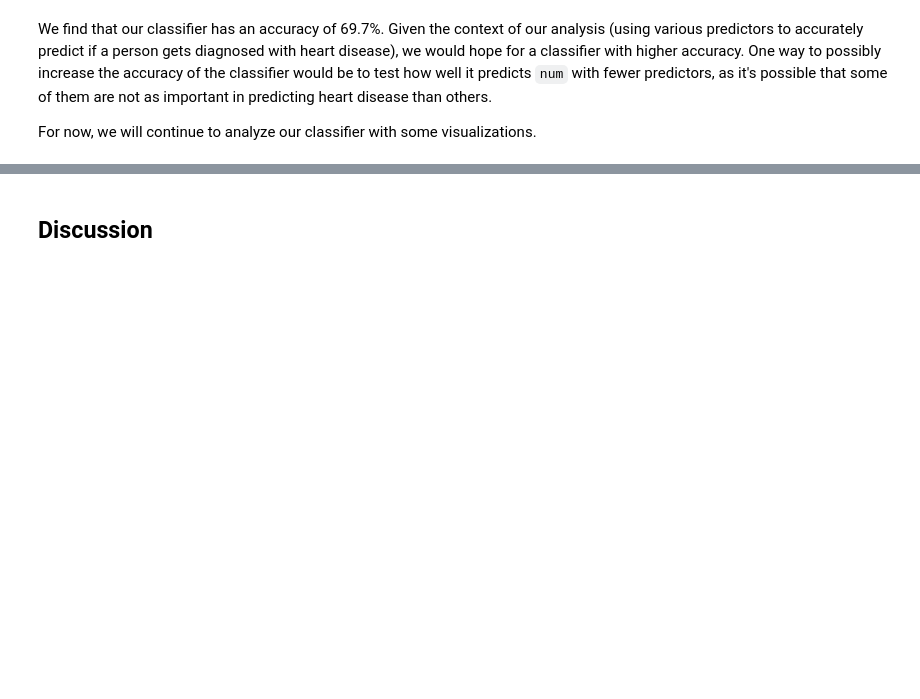
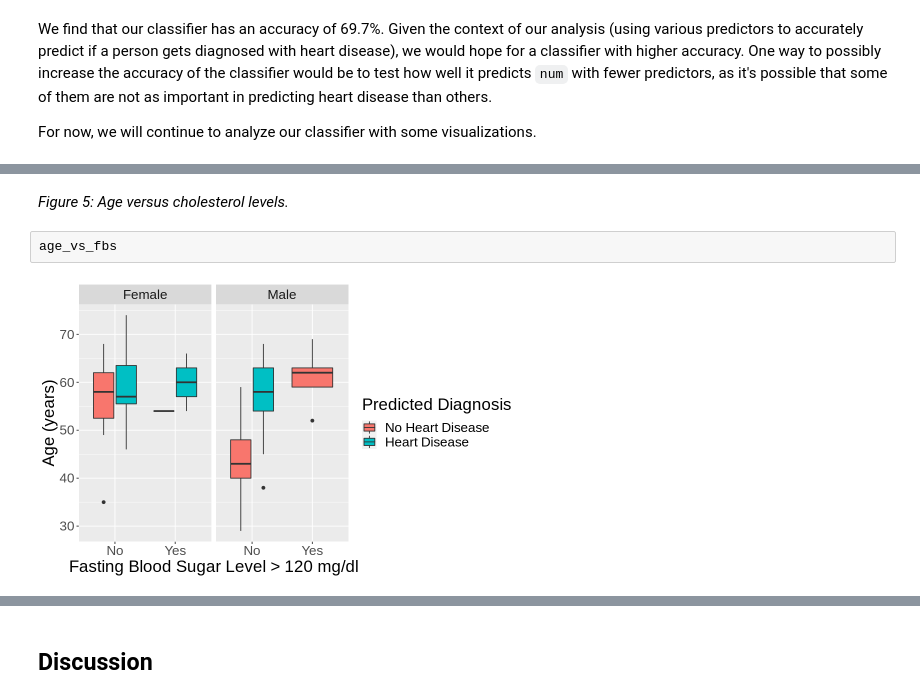
Before and after one commit to Stephanie-Ta/dsci-100-group-project, a Jupyter notebook: Final Report.ipynb, the cells around one changed output, grey strips where cells are left out. Cells and saved outputs as stored; diff of their text form; blank space fills up the shorter version.

```diff
--- a/Final Report.ipynb
+++ b/Final Report.ipynb
@@ -321,0 +356,6 @@ plot_grid(age_vs_trestbps_sex, age_vs_chol_sex, age_vs_fbs, age_vs_exang)
+# %% [markdown]
+*Figure 5: Age versus cholesterol levels.*
+# %%
+age_vs_fbs
+# %% [output]
+[figure, added]
```
Also changed, not shown: parts of 30 cells of this notebook.
